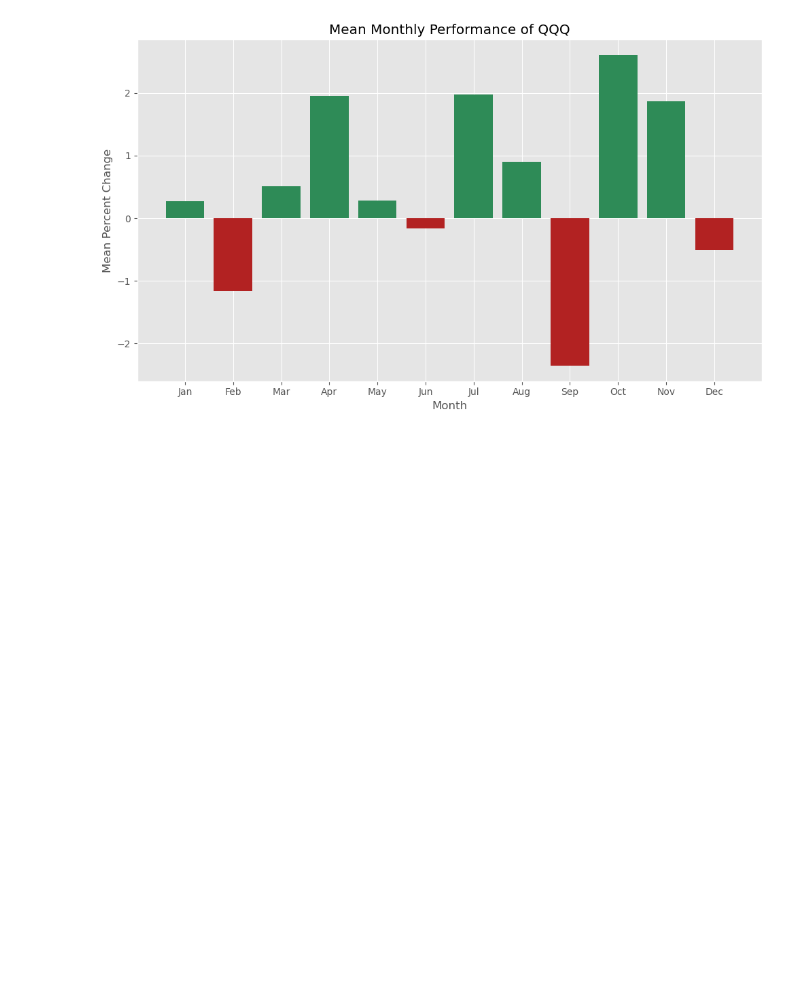
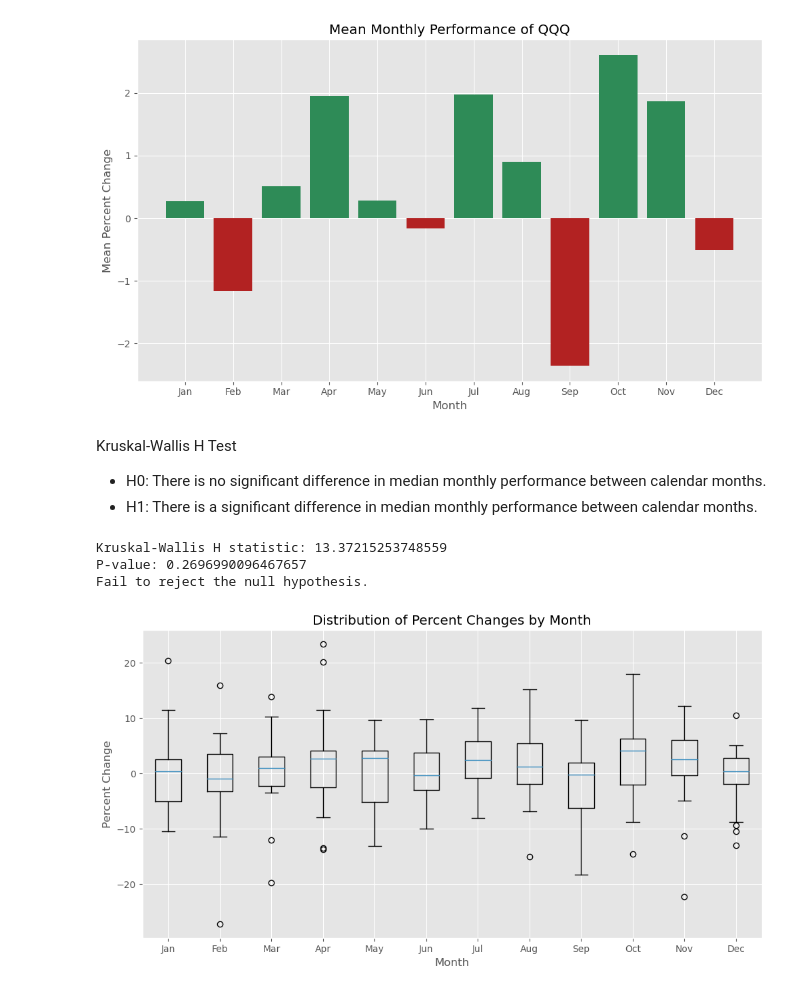
Before and after one commit to elijahlopez94/stock_market_prediction_with_rnn, a Jupyter notebook: eda_notebook.ipynb, the cells around one changed output. Cells and saved outputs as stored; diff of their text form; code cells hidden in the pictures; blank space fills up the shorter version.

Commit message:
Statistical test and saved images to folder

```diff
--- a/eda_notebook.ipynb
+++ b/eda_notebook.ipynb
@@ -462,2 +477,39 @@ plt.tight_layout();
 # %% [output]
 [figure]
+# %% [markdown]
+Kruskal-Wallis H Test
+* H0: There is no significant difference in median monthly performance between calendar months.
+* H1: There is a significant difference in median monthly performance between calendar months.
+# %%
+# Create Groups
+grouped_data = [
+    monthly_performance_df[monthly_performance_df['month'] == month]['percent_change']
+    for month in range(1, 13)
+]
+# %%
+# Perform Kruskal-Wallis H Test
+h_stat, p_value = kruskal(*grouped_data)
+
+print(f"Kruskal-Wallis H statistic: {h_stat}")
+print(f"P-value: {p_value}")
+
+alpha = 0.05
+if p_value < alpha:
+    print("Reject the null in favor of the alternative hypothesis.")
+else:
+    print("Fail to reject the null hypothesis.")
+# %% [output]
+Kruskal-Wallis H statistic: 13.37215253748559
+P-value: 0.2696990096467657
+Fail to reject the null hypothesis.
+# %%
+# Visualize
+plt.figure(figsize=(12, 6))
+plt.boxplot(grouped_data, labels=['Jan', 'Feb', 'Mar', 'Apr', 'May', 'Jun',
+                                  'Jul', 'Aug', 'Sep', 'Oct', 'Nov', 'Dec'])
+plt.title("Distribution of Percent Changes by Month")
+plt.ylabel("Percent Change")
+plt.xlabel("Month")
+plt.show()
+# %% [output]
+[figure, added]
```
Also changed, not shown: parts of 15 cells of this notebook, 5 other files.
